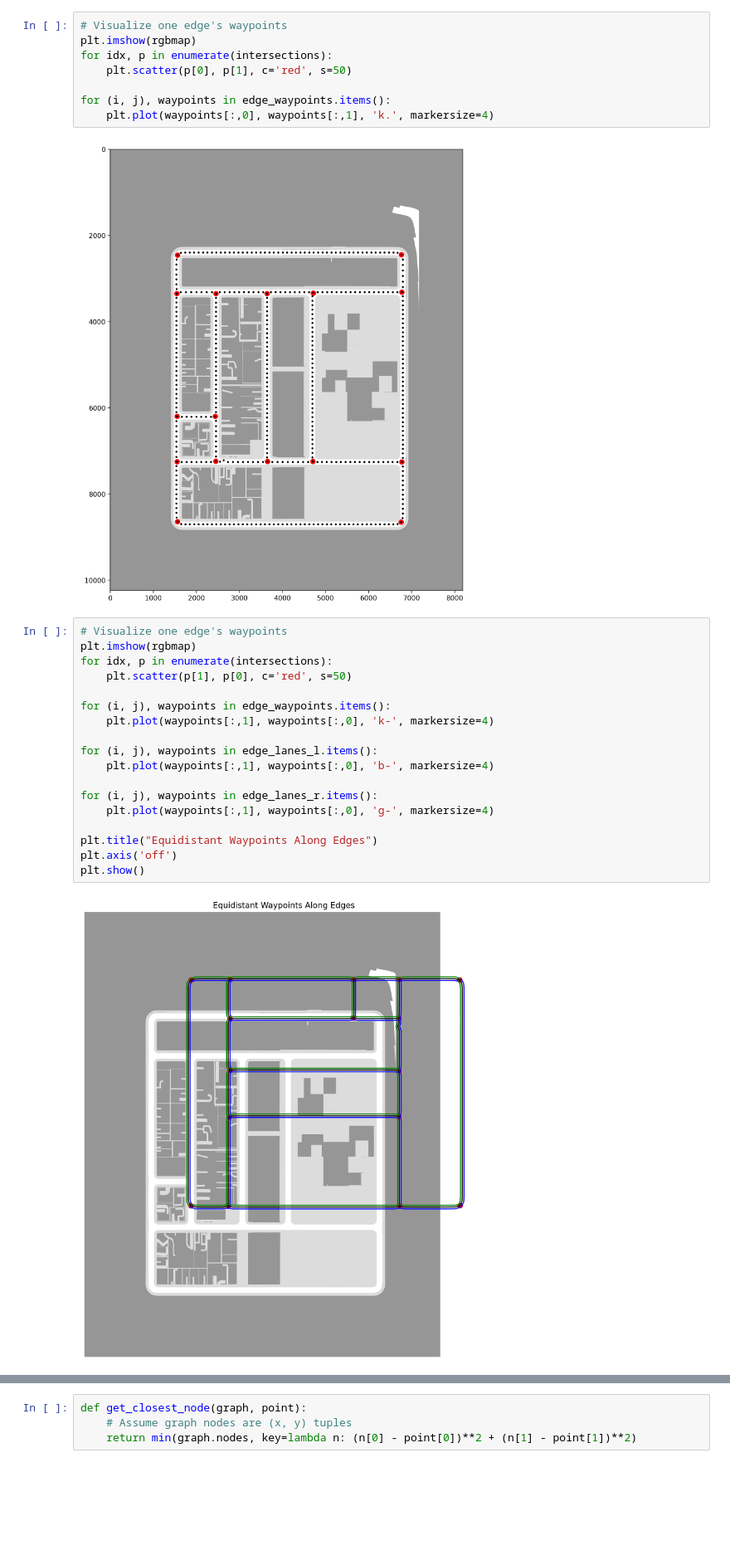
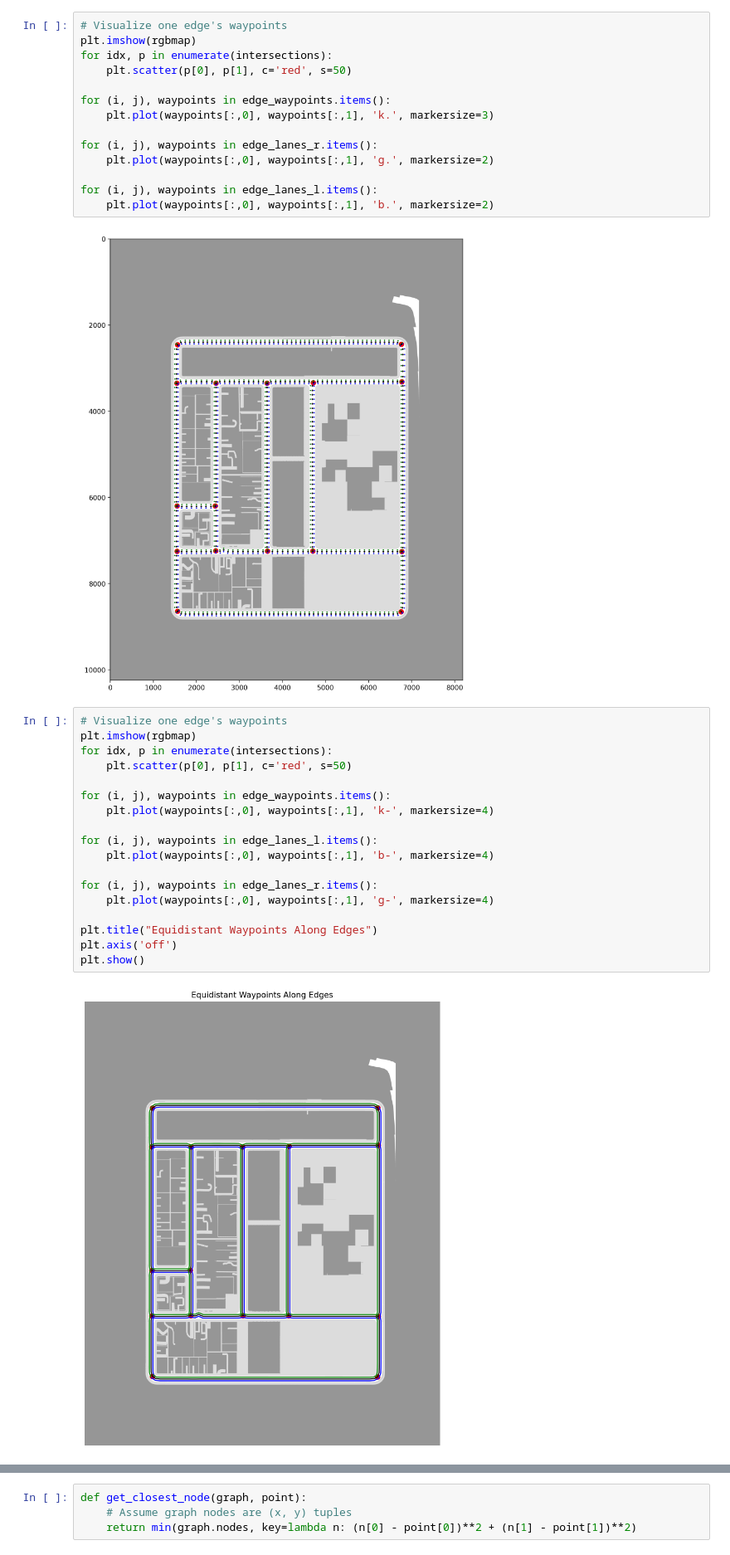
Before and after one commit to danielmtzbarba/carlabev-env, a Jupyter notebook: CarlaBEV/scripts/design_map_graph.ipynb, the cells around one changed output, grey strips where cells are left out. Shown at 83% size. Cells and saved outputs as stored; diff of their text form; blank space fills up the shorter version.

Commit message:
left-right lane graphs

```diff
--- a/CarlaBEV/scripts/design_map_graph.ipynb
+++ b/CarlaBEV/scripts/design_map_graph.ipynb
@@ -290,26 +292,32 @@ for idx, p in enumerate(intersections):
     plt.scatter(p[0], p[1], c='red', s=50)
 
 for (i, j), waypoints in edge_waypoints.items():
-    plt.plot(waypoints[:,0], waypoints[:,1], 'k.', markersize=4)
+    plt.plot(waypoints[:,0], waypoints[:,1], 'k.', markersize=3)
+
+for (i, j), waypoints in edge_lanes_r.items():
+    plt.plot(waypoints[:,0], waypoints[:,1], 'g.', markersize=2)
+
+for (i, j), waypoints in edge_lanes_l.items():
+    plt.plot(waypoints[:,0], waypoints[:,1], 'b.', markersize=2)
 # %% [output]
 [figure]
 # %%
 # Visualize one edge's waypoints
 plt.imshow(rgbmap)
 for idx, p in enumerate(intersections):
-    plt.scatter(p[1], p[0], c='red', s=50)
+    plt.scatter(p[0], p[1], c='red', s=50)
 
 for (i, j), waypoints in edge_waypoints.items():
-    plt.plot(waypoints[:,1], waypoints[:,0], 'k-', markersize=4)
+    plt.plot(waypoints[:,0], waypoints[:,1], 'k-', markersize=4)
 
 for (i, j), waypoints in edge_lanes_l.items():
-    plt.plot(waypoints[:,1], waypoints[:,0], 'b-', markersize=4)
+    plt.plot(waypoints[:,0], waypoints[:,1], 'b-', markersize=4)
 
 for (i, j), waypoints in edge_lanes_r.items():
-    plt.plot(waypoints[:,1], waypoints[:,0], 'g-', markersize=4)
+    plt.plot(waypoints[:,0], waypoints[:,1], 'g-', markersize=4)
 
 plt.title("Equidistant Waypoints Along Edges")
 plt.axis('off')
 plt.show()
 # %% [output]
-[figure, old version]
+[figure, new version]
```
Also changed, not shown: parts of 28 cells of this notebook, 12 other files.
